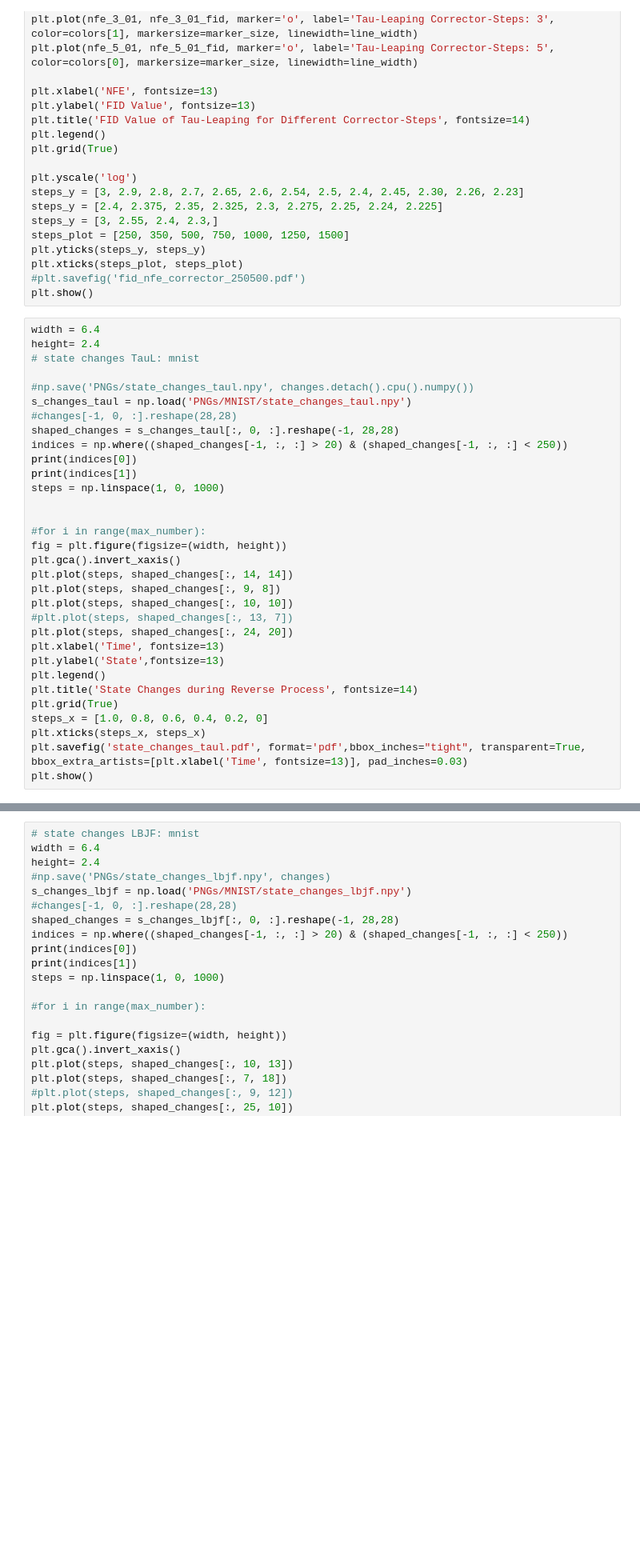
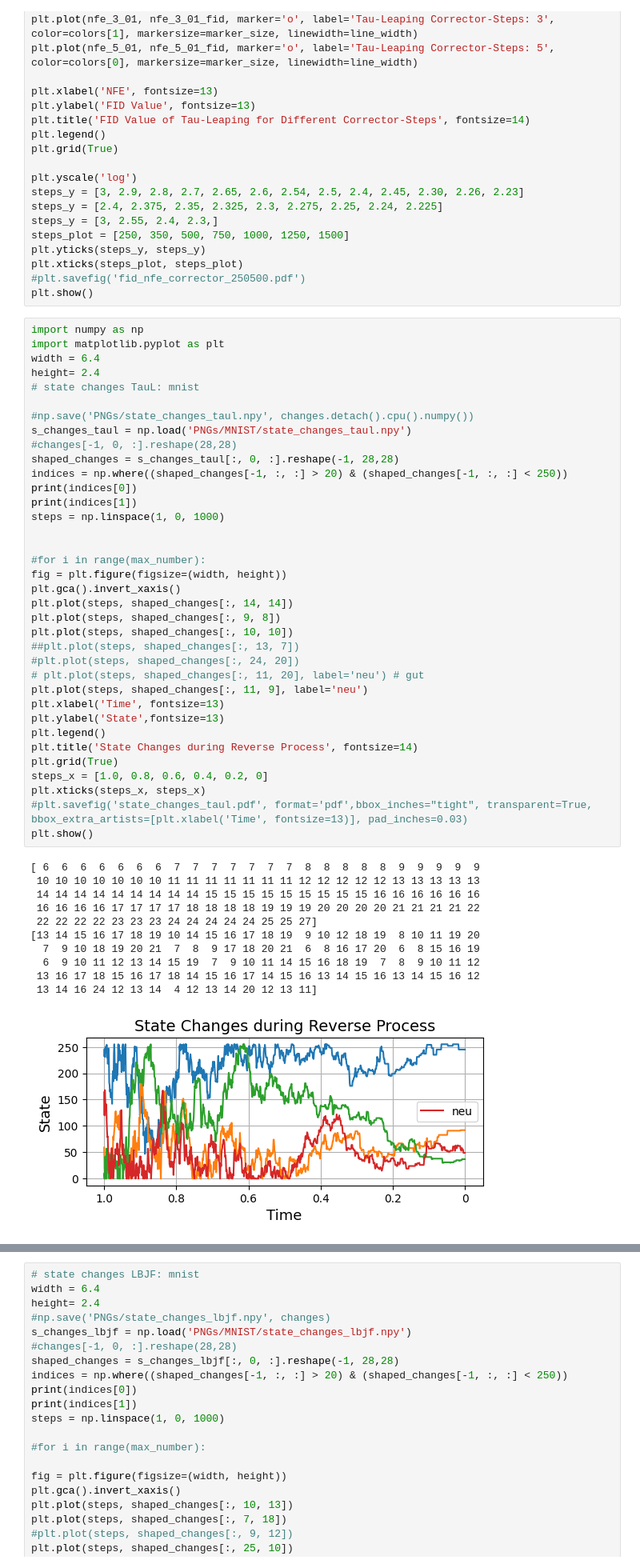
Before and after one commit to paulffm/Continuous-Time-Diffusion-Models-for-Discrete-Data, a Jupyter notebook: ContTimeDiscreteSpace/TAUnSDDM/eval_mnist.ipynb, the cells around one changed output, grey strips where cells are left out. Shown at 80% size. Drawn from its saved outputs; the diff is of its cells as text; blank space fills up the shorter version.

```diff
--- a/ContTimeDiscreteSpace/TAUnSDDM/eval_mnist.ipynb
+++ b/ContTimeDiscreteSpace/TAUnSDDM/eval_mnist.ipynb
@@ -637,34 +635,50 @@ plt.xticks(steps_plot, steps_plot)
 #plt.savefig('fid_nfe_corrector_250500.pdf')
 plt.show()
 # %%
+import numpy as np
+import matplotlib.pyplot as plt
 width = 6.4
 height= 2.4
 # state changes TauL: mnist
 
 #np.save('PNGs/state_changes_taul.npy', changes.detach().cpu().numpy())
 s_changes_taul = np.load('PNGs/MNIST/state_changes_taul.npy')
 #changes[-1, 0, :].reshape(28,28)
 shaped_changes = s_changes_taul[:, 0, :].reshape(-1, 28,28)
 indices = np.where((shaped_changes[-1, :, :] > 20) & (shaped_changes[-1, :, :] < 250))
 print(indices[0])
 print(indices[1])
 steps = np.linspace(1, 0, 1000)
 
 
 #for i in range(max_number):
 fig = plt.figure(figsize=(width, height))
 plt.gca().invert_xaxis()
 plt.plot(steps, shaped_changes[:, 14, 14])
 plt.plot(steps, shaped_changes[:, 9, 8])
 plt.plot(steps, shaped_changes[:, 10, 10])
-#plt.plot(steps, shaped_changes[:, 13, 7])
-plt.plot(steps, shaped_changes[:, 24, 20])
+##plt.plot(steps, shaped_changes[:, 13, 7])
+#plt.plot(steps, shaped_changes[:, 24, 20])
+# plt.plot(steps, shaped_changes[:, 11, 20], label='neu') # gut
+plt.plot(steps, shaped_changes[:, 11, 9], label='neu')
 plt.xlabel('Time', fontsize=13)
 plt.ylabel('State',fontsize=13)
 plt.legend()
 plt.title('State Changes during Reverse Process', fontsize=14)
 plt.grid(True)
 steps_x = [1.0, 0.8, 0.6, 0.4, 0.2, 0]
 plt.xticks(steps_x, steps_x)
-plt.savefig('state_changes_taul.pdf', format='pdf',bbox_inches="tight", transparent=True,  bbox_extra_artists=[plt.xlabel('Time', fontsize=13)], pad_inches=0.03)
+#plt.savefig('state_changes_taul.pdf', format='pdf',bbox_inches="tight", transparent=True,  bbox_extra_artists=[plt.xlabel('Time', fontsize=13)], pad_inches=0.03)
 plt.show()
+# %% [output]
+[ 6  6  6  6  6  6  6  7  7  7  7  7  7  7  8  8  8  8  8  9  9  9  9  9
+ 10 10 10 10 10 10 10 11 11 11 11 11 11 11 12 12 12 12 12 13 13 13 13 13
+ 14 14 14 14 14 14 14 14 14 15 15 15 15 15 15 15 15 15 16 16 16 16 16 16
+ 16 16 16 16 17 17 17 17 18 18 18 18 19 19 19 20 20 20 20 21 21 21 21 22
+ 22 22 22 22 23 23 23 24 24 24 24 24 25 25 27]
+[13 14 15 16 17 18 19 10 14 15 16 17 18 19  9 10 12 18 19  8 10 11 19 20
+  7  9 10 18 19 20 21  7  8  9 17 18 20 21  6  8 16 17 20  6  8 15 16 19
+  6  9 10 11 12 13 14 15 19  7  9 10 11 14 15 16 18 19  7  8  9 10 11 12
+ 13 16 17 18 15 16 17 18 14 15 16 17 14 15 16 13 14 15 16 13 14 15 16 12
+ 13 14 16 24 12 13 14  4 12 13 14 20 12 13 11]
+[figure, added]
```
Also changed, not shown: parts of 6 cells of this notebook, 16 other files.
